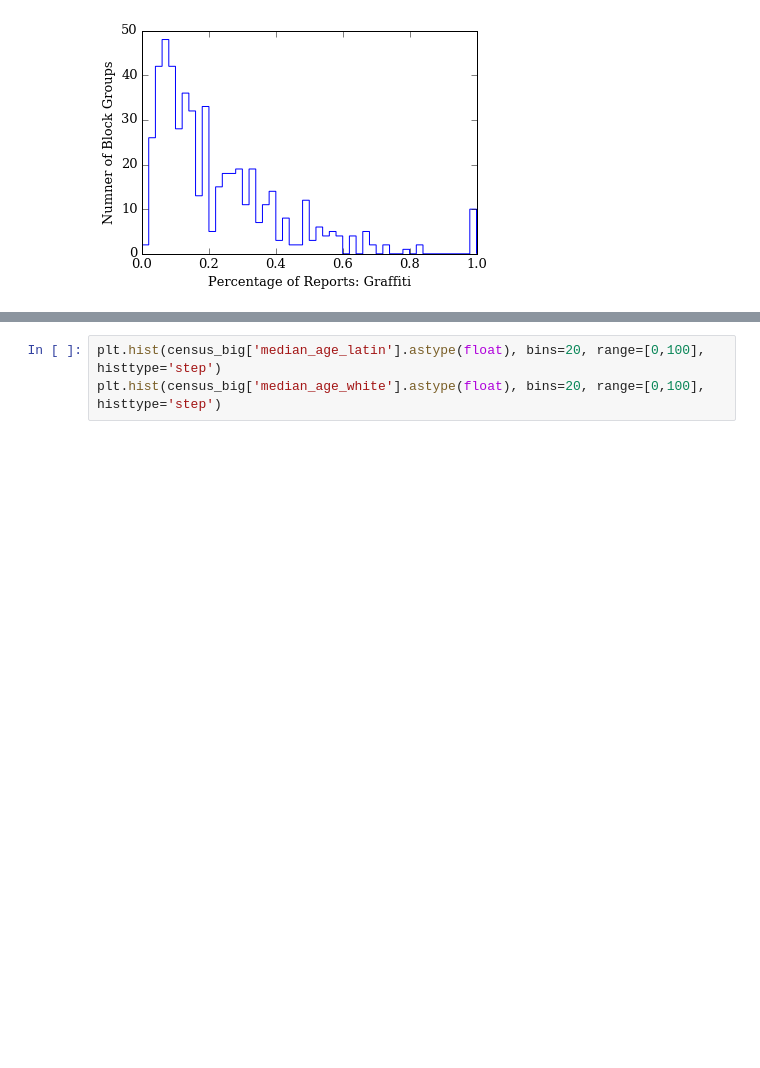
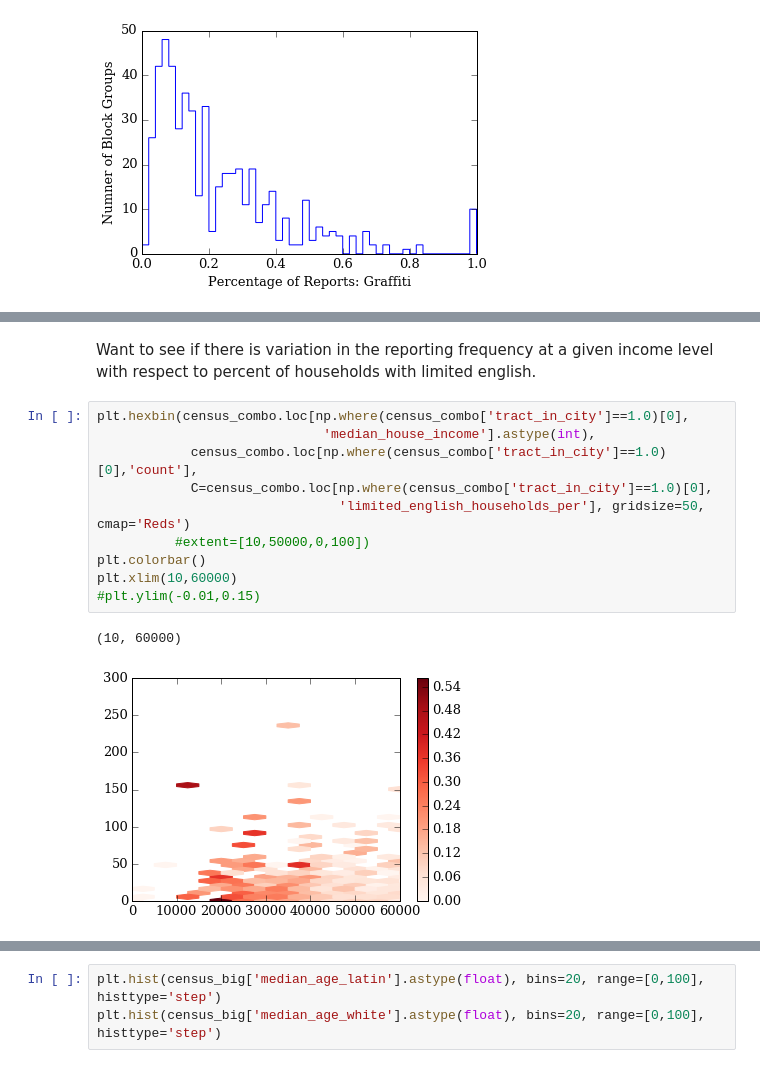
Before and after one commit to katiesch/insight2016, a Jupyter notebook: data_exploration.ipynb, the cells around one changed output, grey strips where cells are left out. Drawn from its saved outputs; the diff is of its cells as text; blank space fills up the shorter version.

```diff
--- a/data_exploration.ipynb
+++ b/data_exploration.ipynb
@@ -212,0 +280,15 @@ array(['tract', 'blockgroup', 'count', 'graffiti_count', 'dump_count',
+# %% [markdown]
+Want to see if there is variation in the reporting frequency at a given income level with respect to percent of households with limited english.
+# %%
+plt.hexbin(census_combo.loc[np.where(census_combo['tract_in_city']==1.0)[0],
+                             'median_house_income'].astype(int),
+            census_combo.loc[np.where(census_combo['tract_in_city']==1.0)[0],'count'],
+            C=census_combo.loc[np.where(census_combo['tract_in_city']==1.0)[0],
+                               'limited_english_households_per'], gridsize=50, cmap='Reds')
+          #extent=[10,50000,0,100])
+plt.colorbar()
+plt.xlim(10,60000)
+#plt.ylim(-0.01,0.15)
+# %% [output]
+(10, 60000)
+[figure, added]
```
Also changed, not shown: parts of 21 cells of this notebook.
